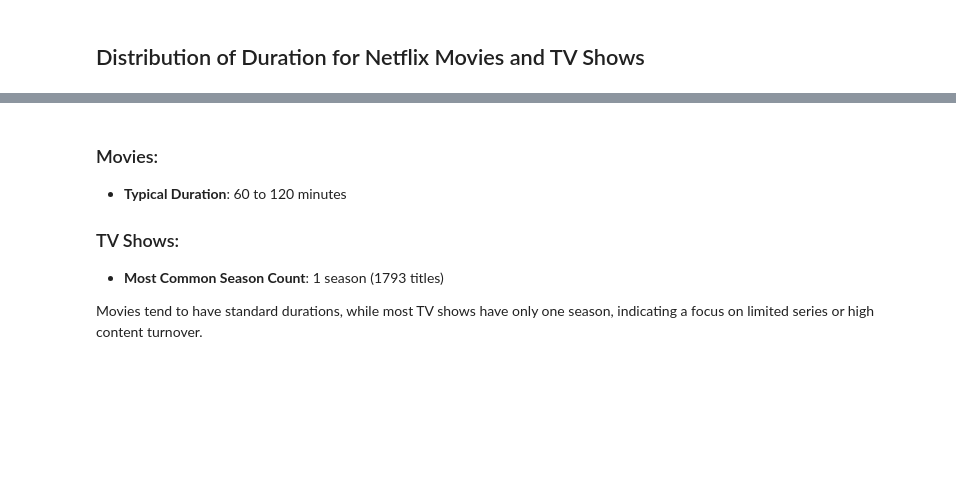
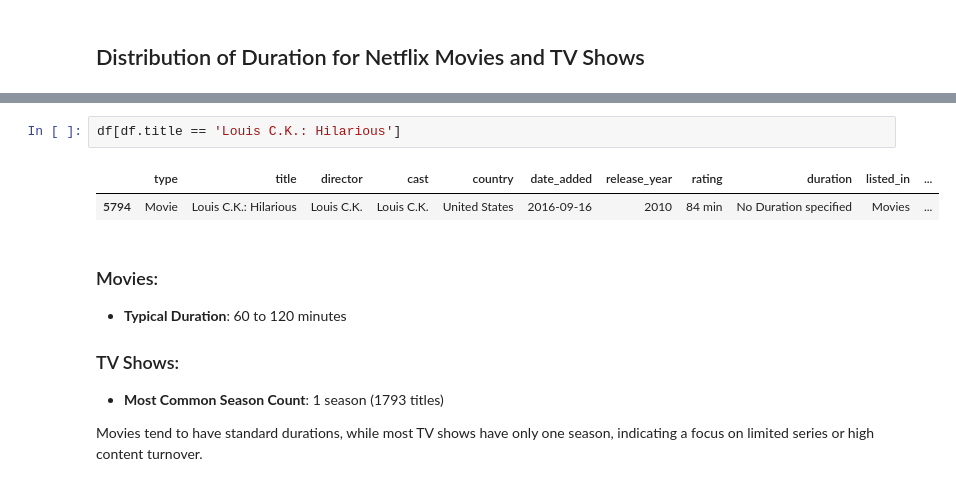
Before and after one commit to ju4n-avendanoa/Data_Netflix, a Jupyter notebook: main.ipynb, the cells around one changed output, grey strips where cells are left out. Saved outputs shown, nothing was run; the diff lists cells and outputs as text; blank space fills up the shorter version.

```diff
--- a/main.ipynb
+++ b/main.ipynb
@@ -389,5 +409,10 @@ Name: count, dtype: int64
 [figure]
 [figure]
+# %%
+df[df.title == 'Louis C.K.: Hilarious']
+# %% [output]
+|  | type | title | director | cast | country | date_added | release_year | rating | duration | listed_in | ... |
+| 5794 | Movie | Louis C.K.: Hilarious | Louis C.K. | Louis C.K. | United States | 2016-09-16 | 2010 | 84 min | No Duration specified | Movies | ... |
 # %% [markdown]
 ### Movies:
 - **Typical Duration**: 60 to 120 minutes
```
Also changed, not shown: parts of 17 cells of this notebook, 1 other file.
